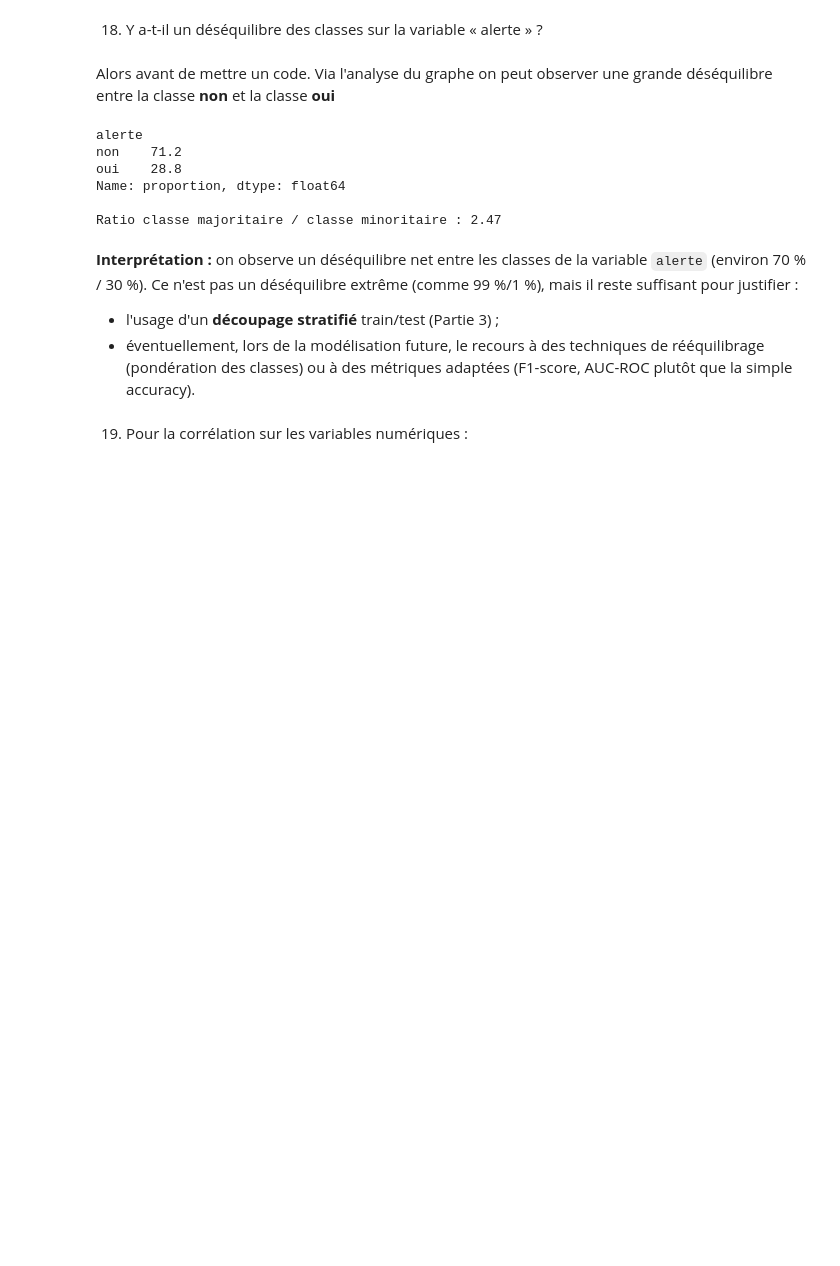
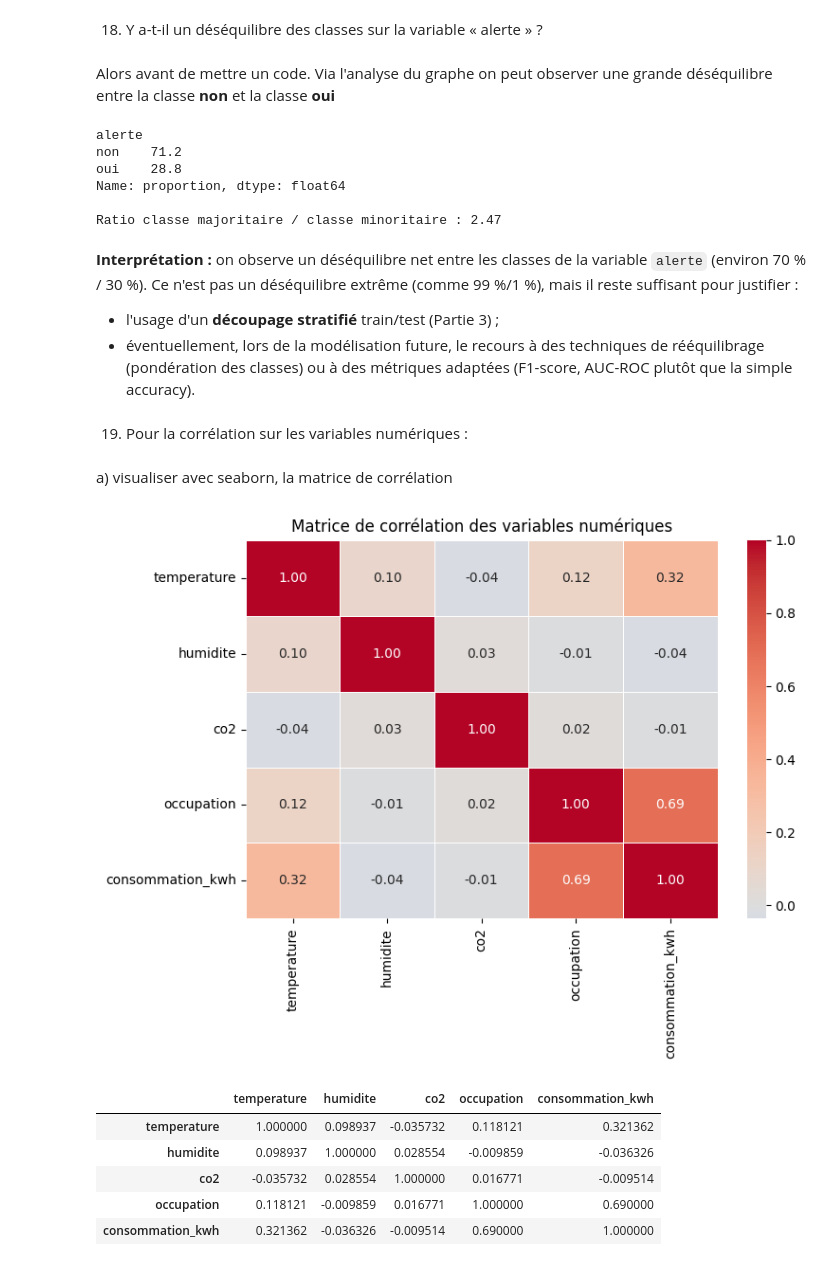
Before and after one commit to Youssoupha-ndiaye/atelier_pr-parations_donn-es_ODC_IA, a Jupyter notebook: atelier_prepa_donnees_tab/notebooks/atelier_prepa_donnees_tab.ipynb, the cells around one changed output. Cells and saved outputs as stored; diff of their text form; code cells hidden in the pictures; blank space fills up the shorter version.

Commit message:
19-a) visualisation avec seaborn : la matrice de corrélation

```diff
--- a/atelier_prepa_donnees_tab/notebooks/atelier_prepa_donnees_tab.ipynb
+++ b/atelier_prepa_donnees_tab/notebooks/atelier_prepa_donnees_tab.ipynb
@@ -565,3 +565,24 @@ suffisant pour justifier :
   (F1-score, AUC-ROC plutôt que la simple accuracy).
 # %% [markdown]
 19) Pour la corrélation sur les variables numériques :
+# %% [markdown]
+a) visualiser avec seaborn, la matrice de corrélation
+# %%
+variables_num_corr = ["temperature", "humidite", "co2", "occupation", "consommation_kwh"]
+corr = df[variables_num_corr].corr()
+
+plt.figure(figsize=(8, 6))
+sns.heatmap(corr, annot=True, cmap="coolwarm", center=0, fmt=".2f", linewidths=0.5)
+plt.title("Matrice de corrélation des variables numériques")
+plt.tight_layout()
+plt.show()
+
+corr
+# %% [output]
+[figure, added]
+|  | temperature | humidite | co2 | occupation | consommation_kwh |
+| temperature | 1.000000 | 0.098937 | -0.035732 | 0.118121 | 0.321362 |
+| humidite | 0.098937 | 1.000000 | 0.028554 | -0.009859 | -0.036326 |
+| co2 | -0.035732 | 0.028554 | 1.000000 | 0.016771 | -0.009514 |
+| occupation | 0.118121 | -0.009859 | 0.016771 | 1.000000 | 0.690000 |
+| consommation_kwh | 0.321362 | -0.036326 | -0.009514 | 0.690000 | 1.000000 |
```
